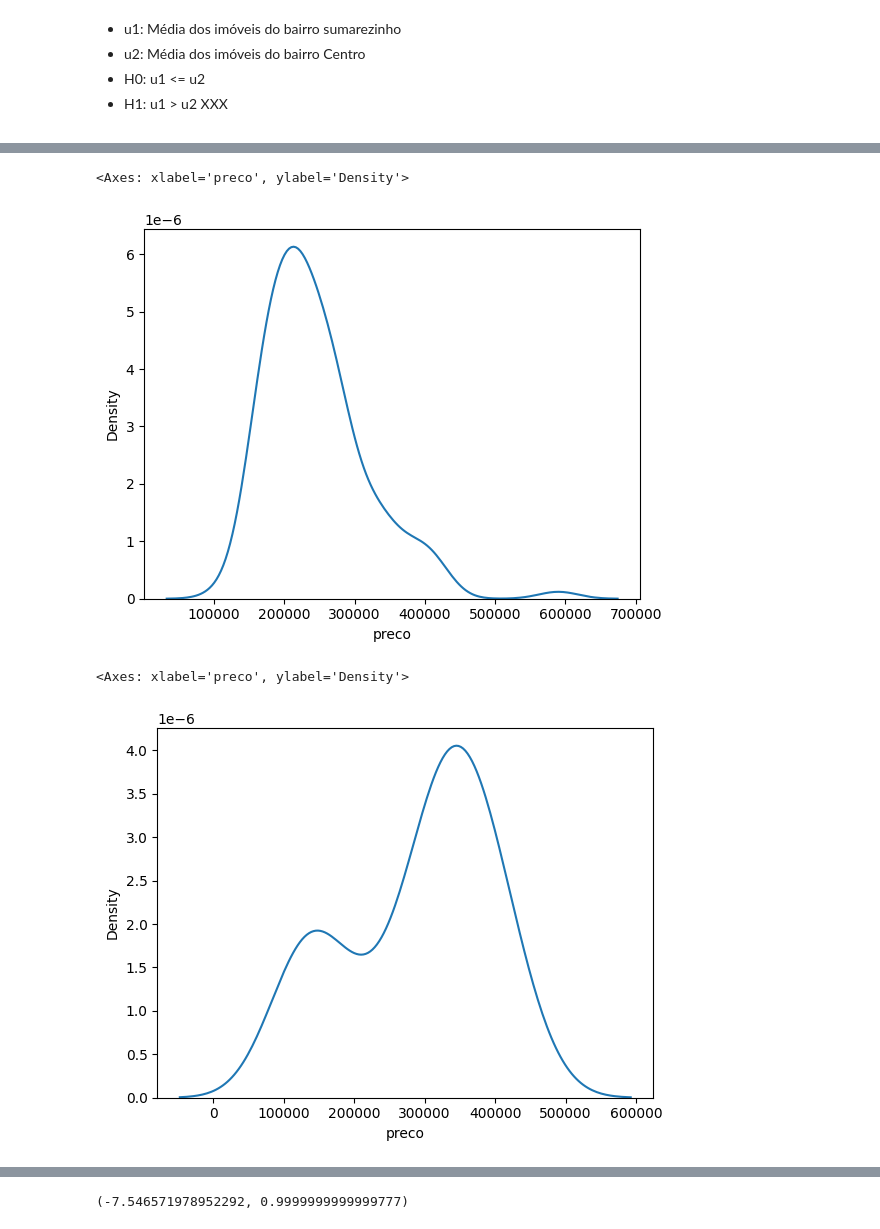
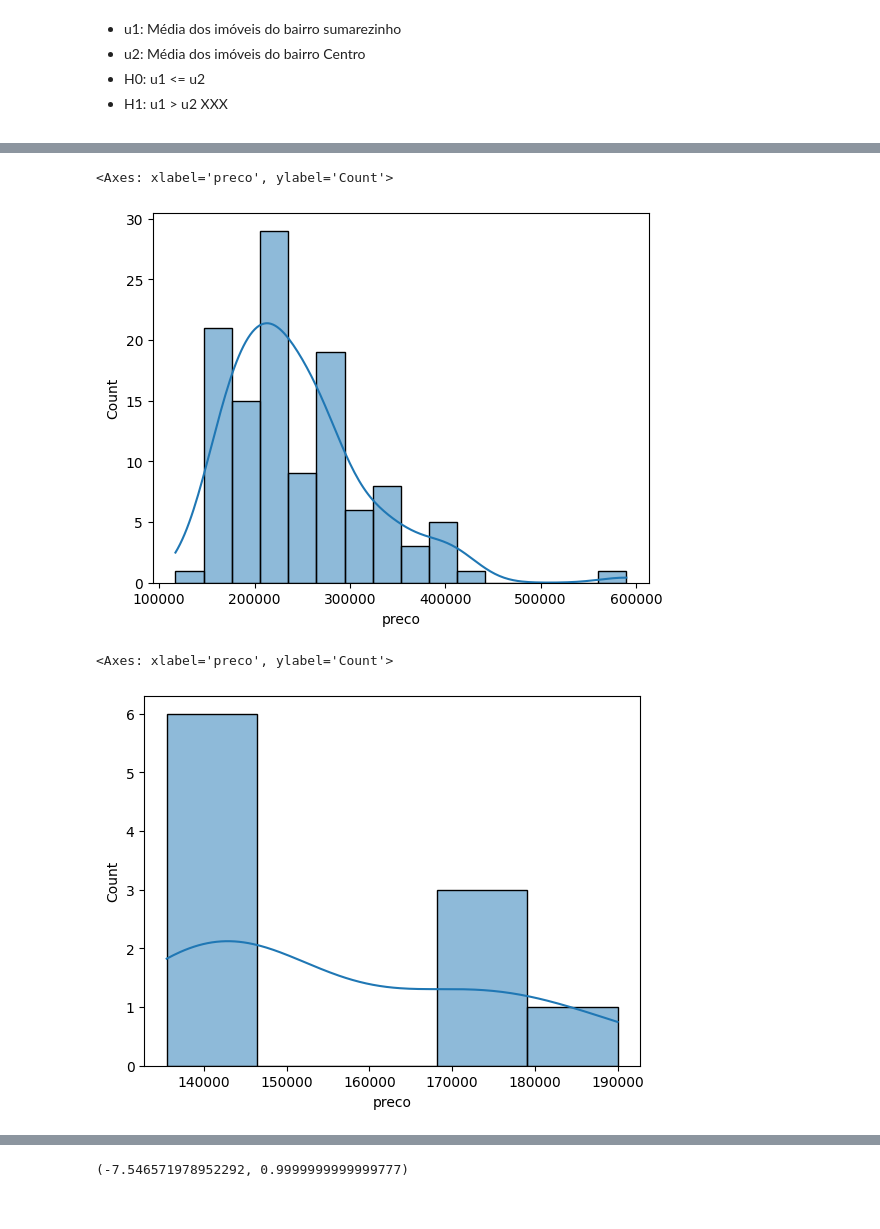
Before and after one commit to rodrigorocha1/extracao_viva_real_selenium, a Jupyter notebook: notebooks_exemplo/visualizacaov2.ipynb, the cells around one changed output, grey strips where cells are left out. Drawn from its saved outputs; the diff is of its cells as text; code cells hidden in the pictures.

Commit message:
mais bairros

```diff
--- a/notebooks_exemplo/visualizacaov2.ipynb
+++ b/notebooks_exemplo/visualizacaov2.ipynb
@@ -252,7 +253,10 @@ dados_sumarezinho = base_original_completa.query(
 dados_centro = base_original_completa.query(
     'bairro_teste == "Centro"')
 dados_jardim_macedo = base_original_completa.query(
-    'bairro_teste == "Jardim Macedo"')
+    'bairro_teste == "Jardim Itaú"')
+dados_sao_jose = base_original_completa.query(
+    'bairro_teste == "Jardim Sao Jose"'
+)
 # %%
 def obter_numero_classe(dataframe: pd.DataFrame):
     n = dataframe.shape[0]
@@ -272,14 +276,14 @@ sns.histplot(data=dados_sumarezinho, x='preco', bins=k)
 # %%
-sns.kdeplot(data=dados_sumarezinho, x='preco')
+sns.histplot(data=dados_sumarezinho, x='preco', kde=True)
 # %% [output]
-<Axes: xlabel='preco', ylabel='Density'>
+<Axes: xlabel='preco', ylabel='Count'>
-[figure, old version]
+[figure, new version]
 # %%
 k = obter_numero_classe(dados_jardim_macedo)
-sns.kdeplot(data=dados_jardim_macedo, x='preco')
+sns.histplot(data=dados_jardim_macedo, x='preco', kde=True)
 # %% [output]
-<Axes: xlabel='preco', ylabel='Density'>
+<Axes: xlabel='preco', ylabel='Count'>
-[figure, old version]
+[figure, new version]
 # %%
 obter_estatistica(dados_jardim_macedo)
 # %% [output]
```
Also changed, not shown: parts of 8 cells of this notebook.
